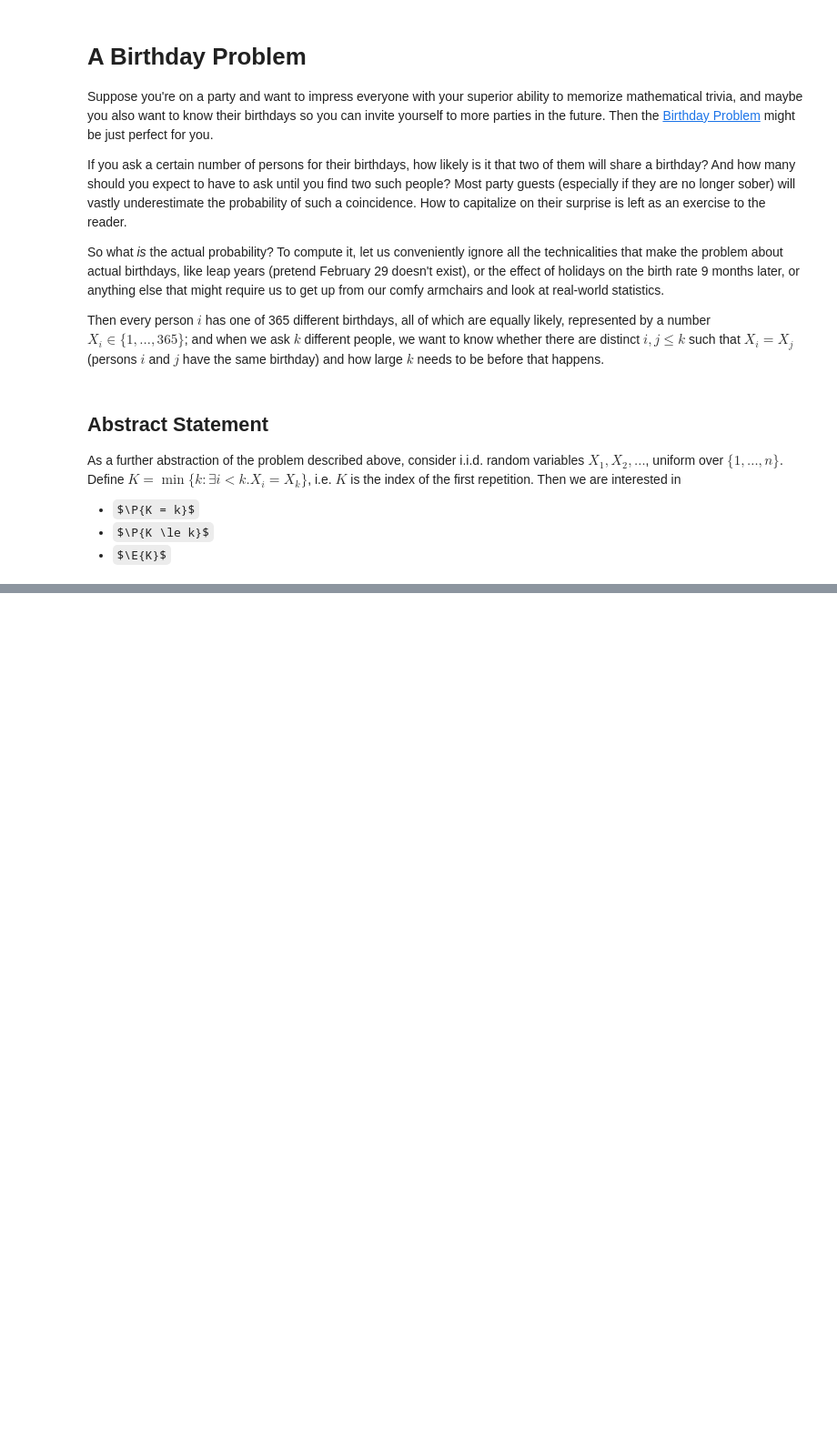
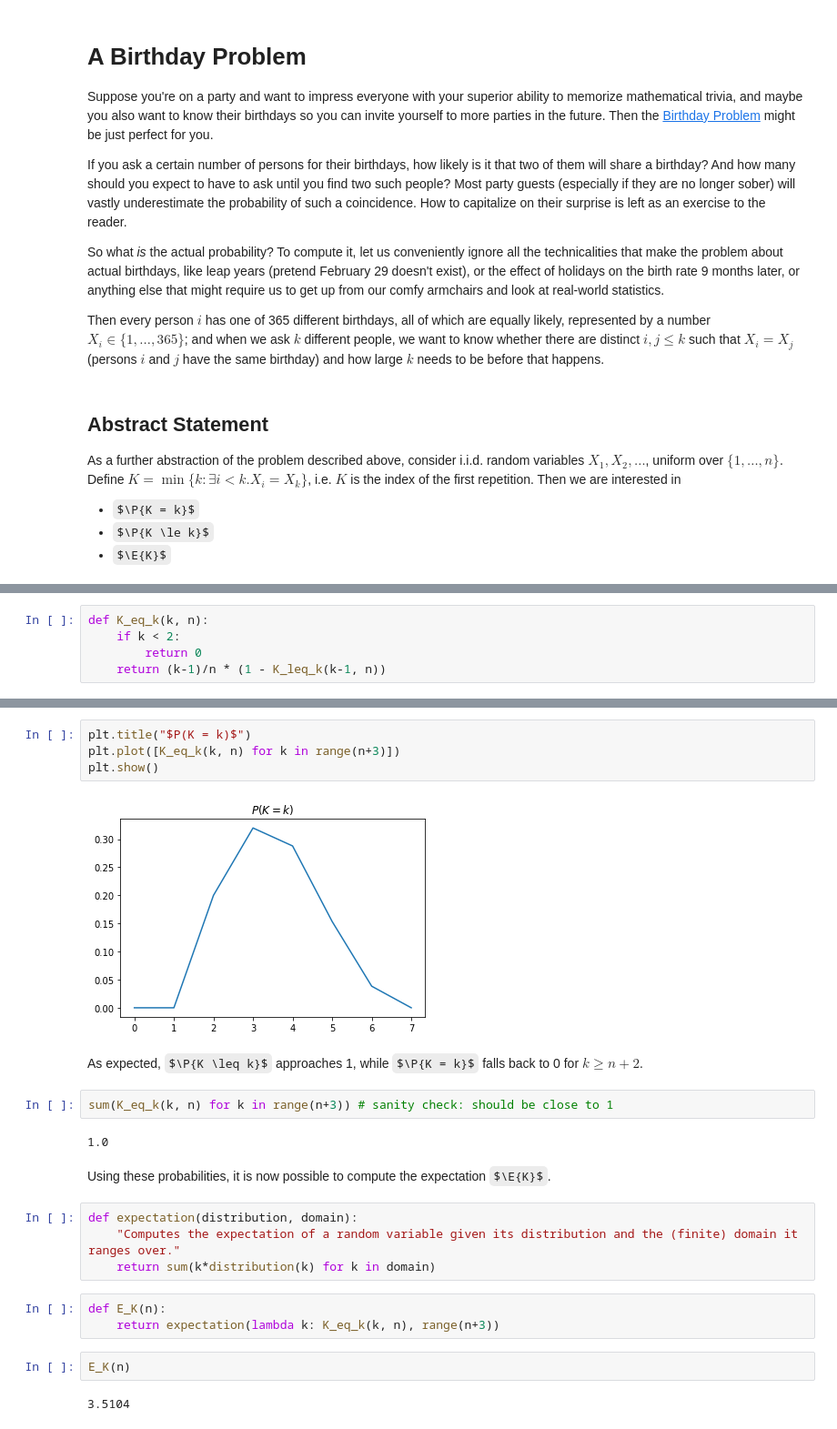
Before and after one commit to Yorwba/birthday-problem, a Jupyter notebook: A Birthday Problem.ipynb, the cells around one changed output, grey strips where cells are left out. Shown: that part at 91% size. Drawn from its saved outputs; the diff is of its cells as text; some formulas as TeX source; blank space fills up the shorter version.

```diff
--- a/A Birthday Problem.ipynb
+++ b/A Birthday Problem.ipynb
@@ -41,0 +49,5 @@ For $k \ge 2$, the probabilities can be determined recursively from earlier valu
+# %%
+def K_eq_k(k, n):
+    if k < 2:
+        return 0
+    return (k-1)/n * (1 - K_leq_k(k-1, n))
@@ -41,0 +65,25 @@ For $k \ge 2$, the probabilities can be determined recursively from earlier valu
+# %%
+plt.title("$P(K = k)$")
+plt.plot([K_eq_k(k, n) for k in range(n+3)])
+plt.show()
+# %% [output]
+[figure, added]
+# %% [markdown]
+As expected, $\P{K \leq k}$ approaches 1, while $\P{K = k}$ falls back to 0 for $k \ge n+2$.
+# %%
+sum(K_eq_k(k, n) for k in range(n+3)) # sanity check: should be close to 1
+# %% [output]
+1.0
+# %% [markdown]
+Using these probabilities, it is now possible to compute the expectation $\E{K}$.
+# %%
+def expectation(distribution, domain):
+    "Computes the expectation of a random variable given its distribution and the (finite) domain it ranges over."
+    return sum(k*distribution(k) for k in domain)
+# %%
+def E_K(n):
+    return expectation(lambda k: K_eq_k(k, n), range(n+3))
+# %%
+E_K(n)
+# %% [output]
+3.5104
```
Also changed, not shown: parts of 21 cells of this notebook.
